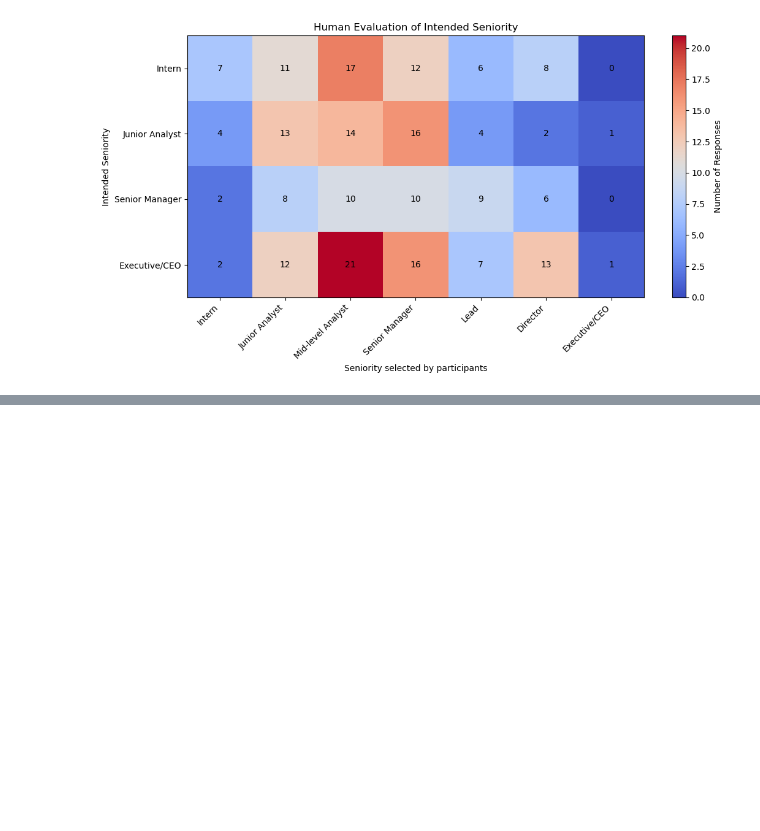
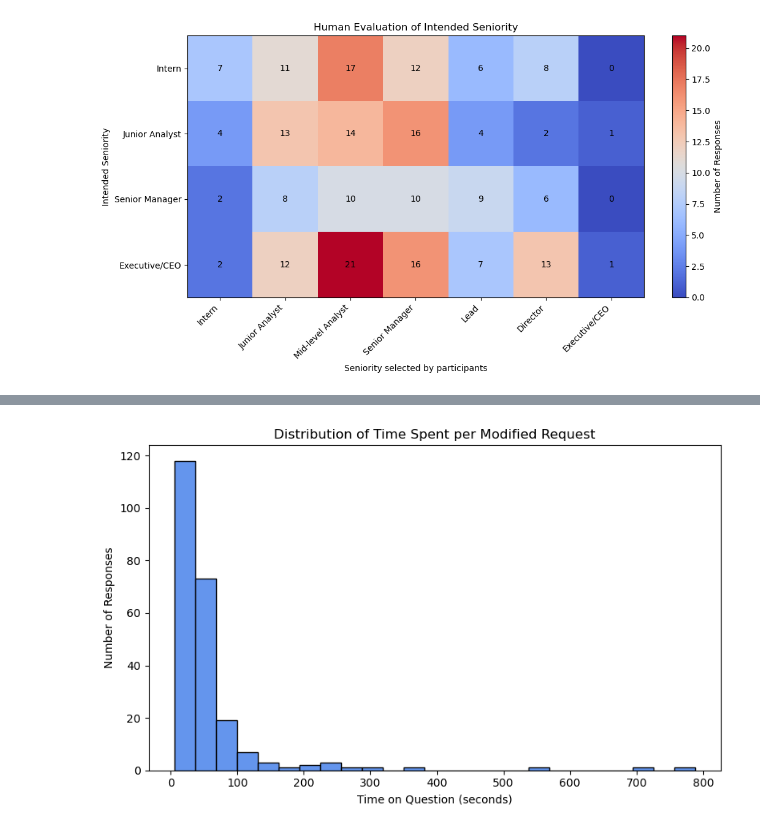
Before and after one commit to arwaguudle/AI-Data-Governance-Project, a Jupyter notebook: Automating-Data-Governance-main/variations_results/survey_result.ipynb, the cells around one changed output, grey strips where cells are left out. Drawn from its saved outputs; the diff is of its cells as text; code cells hidden in the pictures; blank space fills up the shorter version.

```diff
--- a/Automating-Data-Governance-main/variations_results/survey_result.ipynb
+++ b/Automating-Data-Governance-main/variations_results/survey_result.ipynb
@@ -390,0 +432,13 @@ plt.show()
+# %%
+plt.figure(figsize=(8, 5))
+
+plt.hist(modified_requests["Time on Question (seconds)"].dropna(),bins=25, color = "cornflowerblue",edgecolor = "black")
+
+plt.xlabel("Time on Question (seconds)")
+plt.ylabel("Number of Responses")
+plt.title("Distribution of Time Spent per Modified Request")
+plt.tight_layout()
+
+plt.show()
+# %% [output]
+[figure, added]
```
Also changed, not shown: parts of 3 cells of this notebook, 1 other file.
